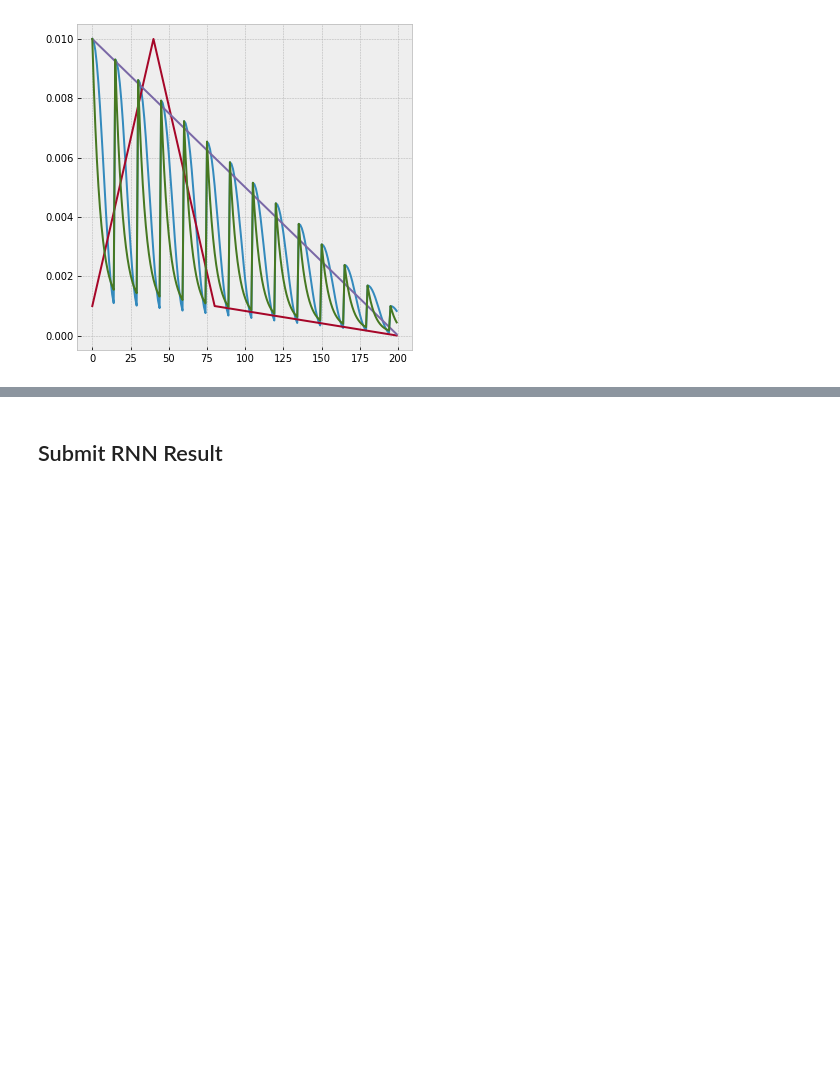
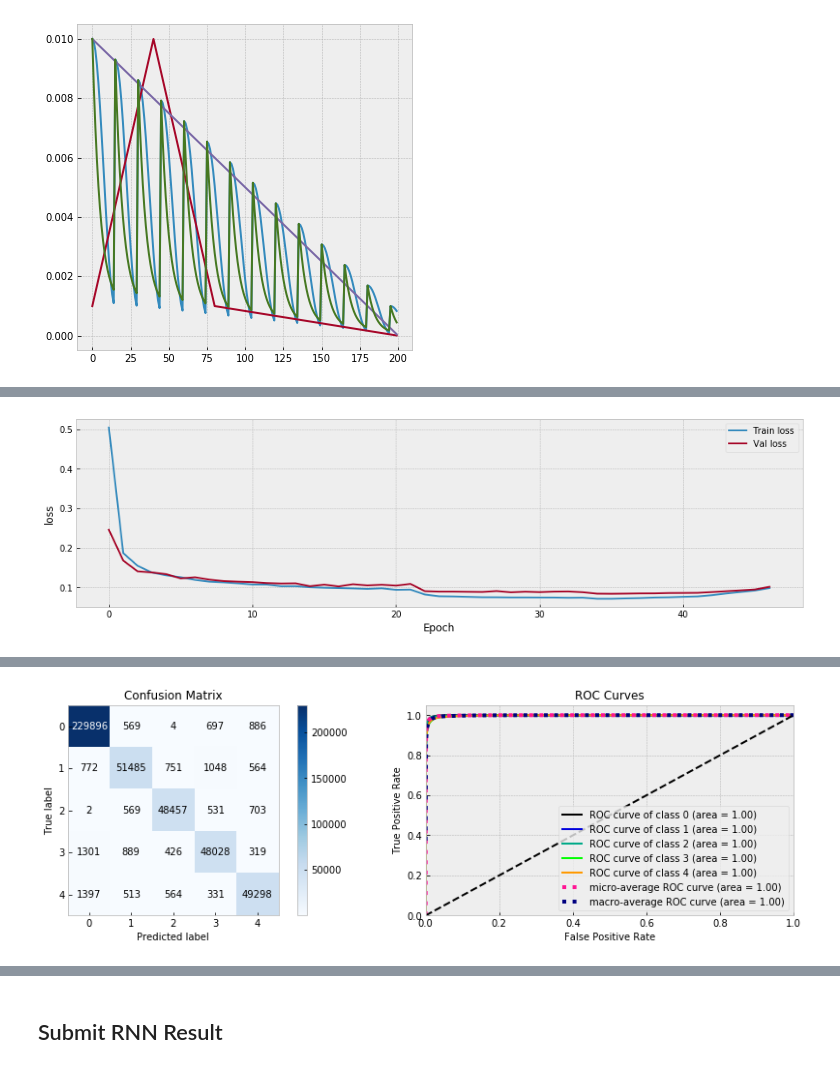
Before and after one commit to ABV-Hub/crowdanalytix, a Jupyter notebook: workinprogress.ipynb, the cells around one changed output, grey strips where cells are left out. Cells and saved outputs as stored; diff of their text form; code cells hidden in the pictures; blank space fills up the shorter version.

```diff
--- a/workinprogress.ipynb
+++ b/workinprogress.ipynb
@@ -311,13 +297,13 @@ y_cv_ = y_cv.reshape(-1, BLOCK, 1)
 weight_decay = 0.03
 inputs = Input(shape=(BLOCK, FEATURES_NUM,), batch_size=BS)
 #x = Bidirectional(GRU(61, return_sequences=True, kernel_regularizer=l2(weight_decay)))(inputs)
-x = Bidirectional(GRU(61, return_sequences=True))(inputs)
+x = Bidirectional(GRU(61, return_sequences=True, stateful=True))(inputs)
 x = Dropout(0.5)(x)
-x = Bidirectional(GRU(61, return_sequences=True))(x)
-x = Dropout(0.4)(x)
-x = Bidirectional(GRU(61, return_sequences=True))(x)
-x = Dropout(0.3)(x)
-x = Bidirectional(GRU(61, return_sequences=True))(x)
+x = Bidirectional(GRU(61, return_sequences=True, stateful=True))(x)
+x = Dropout(0.5)(x)
+x = Bidirectional(GRU(61, return_sequences=True, stateful=True))(x)
+x = Dropout(0.5)(x)
+x = Bidirectional(GRU(61, return_sequences=True, stateful=True))(x)
 
 # x, forward_h, backward_h = Bidirectional(GRU(64, return_sequences=True, return_state=True))(x)
 # state_h = Concatenate()([forward_h, backward_h])
@@ -347,7 +333,7 @@ class ResetStatesCallback(Callback):
     def on_batch_begin(self, batch, logs):
         self.model.reset_states()
 
-lr_schedule = ReduceLROnPlateau(verbose=1, factor=0.2 , patience=4, monitor='val_loss', mode='min')
+lr_schedule = ReduceLROnPlateau(verbose=1, factor=0.2 , patience=5, monitor='val_loss', mode='min')
 #lr_schedule = LearningRateScheduler(lambda epoch: linear(epoch, max_lr=lr, min_lr=lr/10, epoches=EPOCHS))
 #lr_schedule = LearningRateScheduler(lambda epoch: exponential(epoch, cycle=15, max_lr=lr, min_lr=lr/10, epoches=EPOCHS))
 #lr_schedule = LearningRateScheduler(lambda epoch: onecycle(epoch, cycle=80, max_lr=lr, min_lr=lr/10, epoches=EPOCHS))
@@ -401,0 +388 @@ Epoch 18/200
+[figure, added]
@@ -402,3 +390,4 @@ Epoch 18/200
+[figure, added]
 # %%
 GRU(70) 100% 50/1100 no annealing AdamW(5e-4) = 0.08436
 GRU(64) 100% 50/1100 no annealing AdamW(5e-4) = 0.08369 lb=0.97261
```
Also changed, not shown: parts of 7 cells of this notebook.
